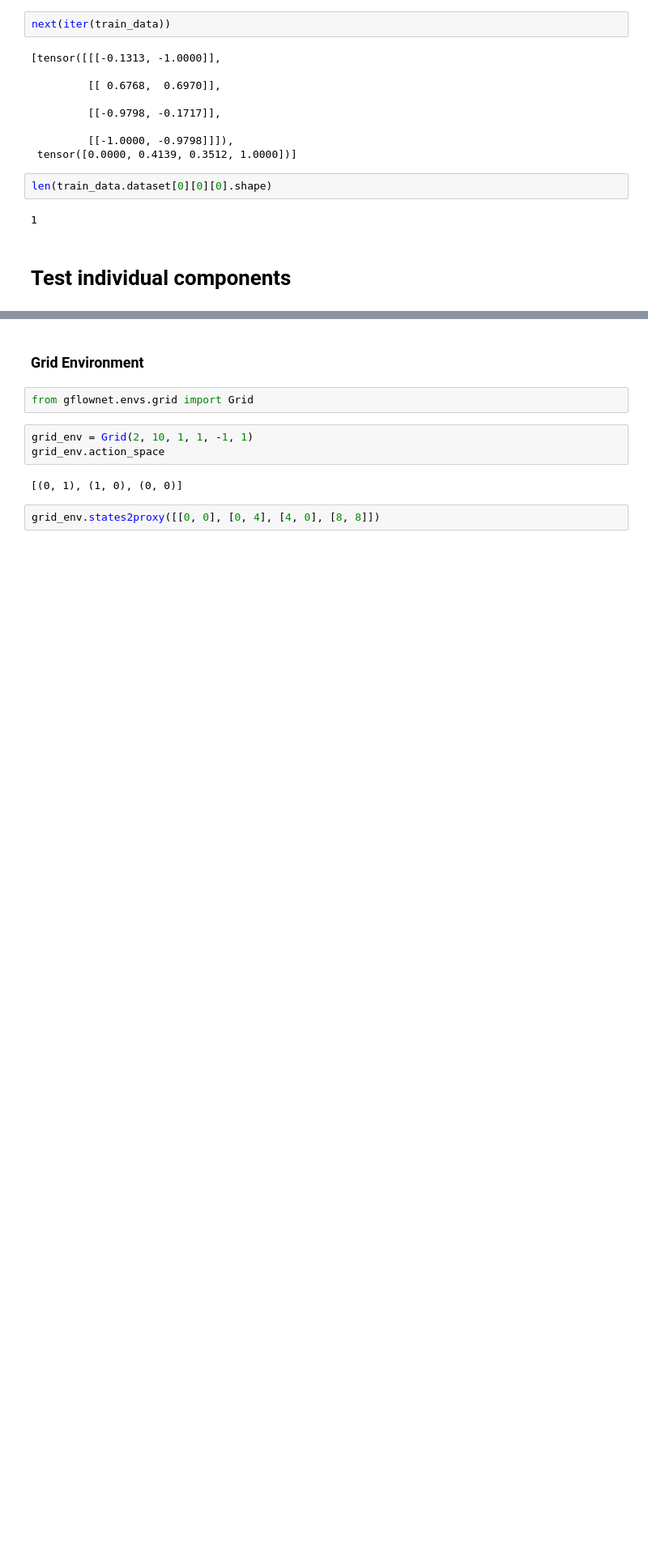
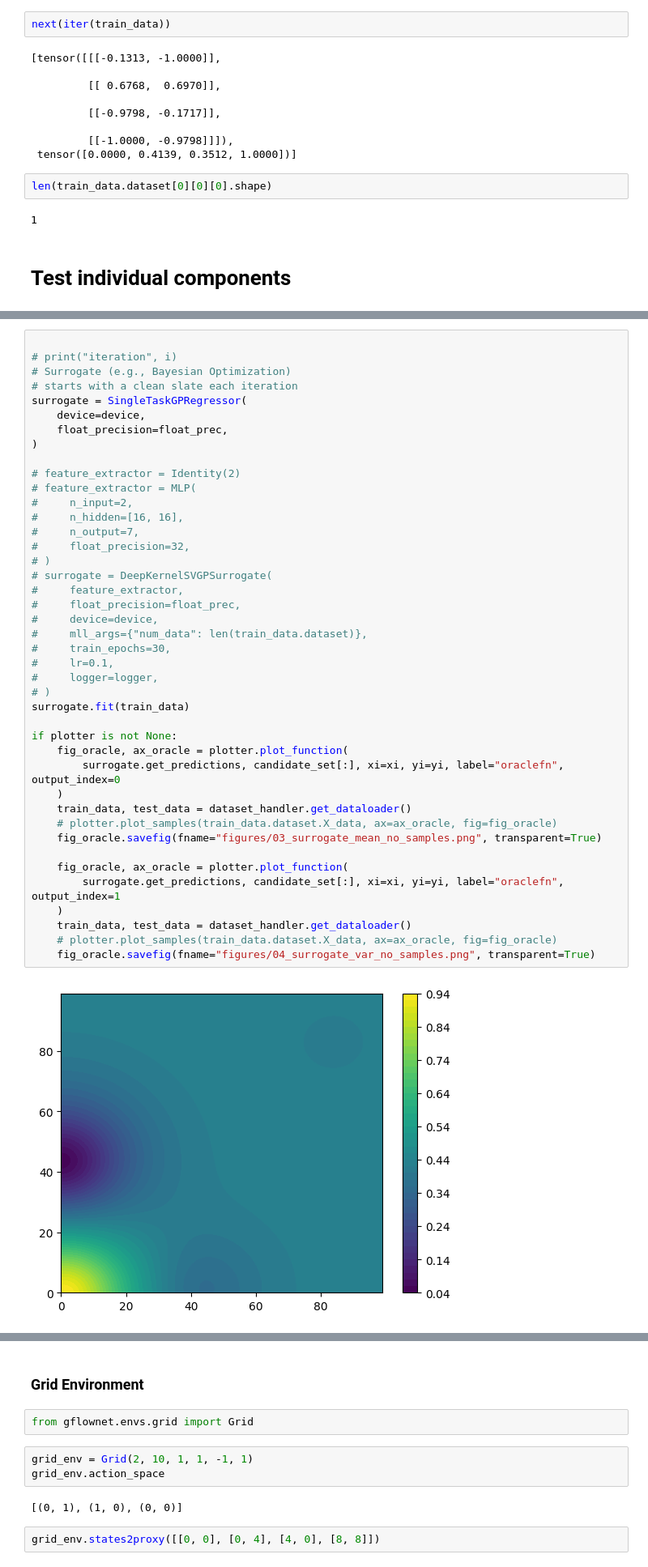
Before and after one commit to alexhernandezgarcia/activelearning, a Jupyter notebook: test_branin.ipynb, the cells around one changed output, grey strips where cells are left out. Shown at 81% size. Drawn from its saved outputs; the diff is of its cells as text; blank space fills up the shorter version.

```diff
--- a/test_branin.ipynb
+++ b/test_branin.ipynb
@@ -646,0 +615,44 @@ tensor([[0.0000, 0.0000],
+# %%
+
+# print("iteration", i)
+# Surrogate (e.g., Bayesian Optimization)
+# starts with a clean slate each iteration
+surrogate = SingleTaskGPRegressor(
+    device=device,
+    float_precision=float_prec,
+)
+
+# feature_extractor = Identity(2)
+# feature_extractor = MLP(
+#     n_input=2,
+#     n_hidden=[16, 16],
+#     n_output=7,
+#     float_precision=32,
+# )
+# surrogate = DeepKernelSVGPSurrogate(
+#     feature_extractor,
+#     float_precision=float_prec,
+#     device=device,
+#     mll_args={"num_data": len(train_data.dataset)},
+#     train_epochs=30,
+#     lr=0.1,
+#     logger=logger,
+# )
+surrogate.fit(train_data)
+
+if plotter is not None:
+    fig_oracle, ax_oracle = plotter.plot_function(
+        surrogate.get_predictions, candidate_set[:], xi=xi, yi=yi, label="oraclefn", output_index=0
+    )
+    train_data, test_data = dataset_handler.get_dataloader()
+    # plotter.plot_samples(train_data.dataset.X_data, ax=ax_oracle, fig=fig_oracle)
+    fig_oracle.savefig(fname="figures/03_surrogate_mean_no_samples.png", transparent=True)
+
+    fig_oracle, ax_oracle = plotter.plot_function(
+        surrogate.get_predictions, candidate_set[:], xi=xi, yi=yi, label="oraclefn", output_index=1
+    )
+    train_data, test_data = dataset_handler.get_dataloader()
+    # plotter.plot_samples(train_data.dataset.X_data, ax=ax_oracle, fig=fig_oracle)
+    fig_oracle.savefig(fname="figures/04_surrogate_var_no_samples.png", transparent=True)
+# %% [output]
+[figure, added]
```
Also changed, not shown: parts of 20 cells of this notebook, 20 other files.
